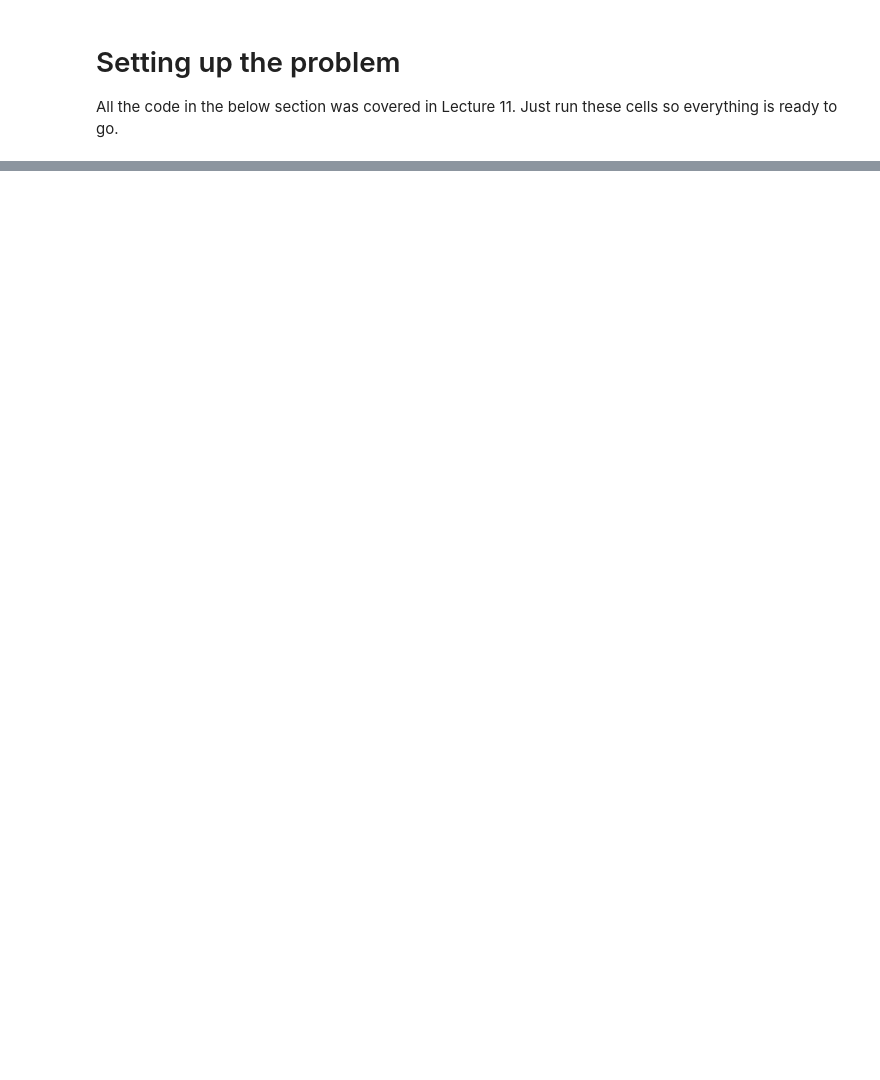
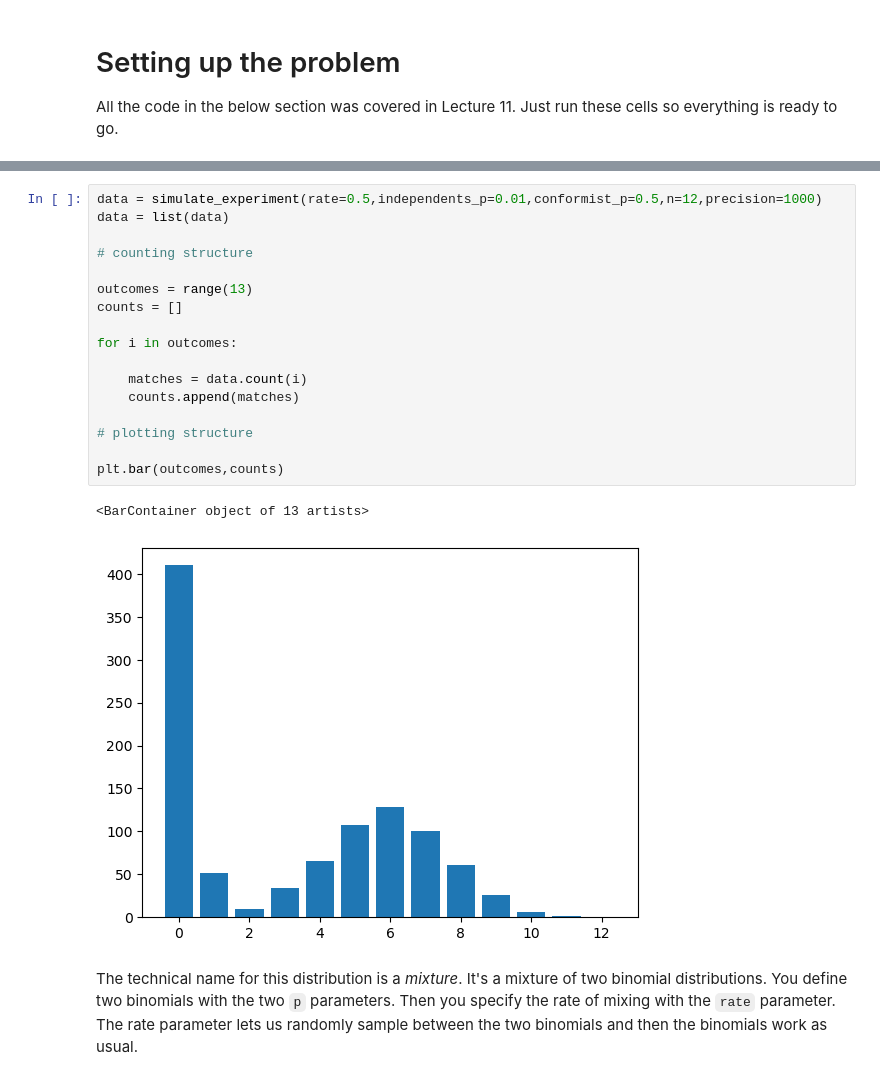
Before and after one commit to daniel-saunders-phil/cogs-303, a Jupyter notebook: lectures/Lecture 12 - Models of Heterogeneity.ipynb, the cells around one changed output, grey strips where cells are left out. Saved outputs shown, nothing was run; the diff lists cells and outputs as text; blank space fills up the shorter version.

```diff
--- a/lectures/Lecture 12 - Models of Heterogeneity.ipynb
+++ b/lectures/Lecture 12 - Models of Heterogeneity.ipynb
@@ -485,0 +145,22 @@ sum(diffs <= 0) / 1000000
+# %%
+data = simulate_experiment(rate=0.5,independents_p=0.01,conformist_p=0.5,n=12,precision=1000)
+data = list(data)
+
+# counting structure
+
+outcomes = range(13)
+counts = []
+
+for i in outcomes:
+
+    matches = data.count(i)
+    counts.append(matches)
+
+# plotting structure
+
+plt.bar(outcomes,counts)
+# %% [output]
+<BarContainer object of 13 artists>
+[figure, added]
+# %% [markdown]
+The technical name for this distribution is a *mixture*. It's a mixture of two binomial distributions. You define two binomials with the two `p` parameters. Then you specify the rate of mixing with the `rate` parameter. The rate parameter lets us randomly sample between the two binomials and then the binomials work as usual.
```
Also changed, not shown: parts of 97 cells of this notebook, 7 other files.
